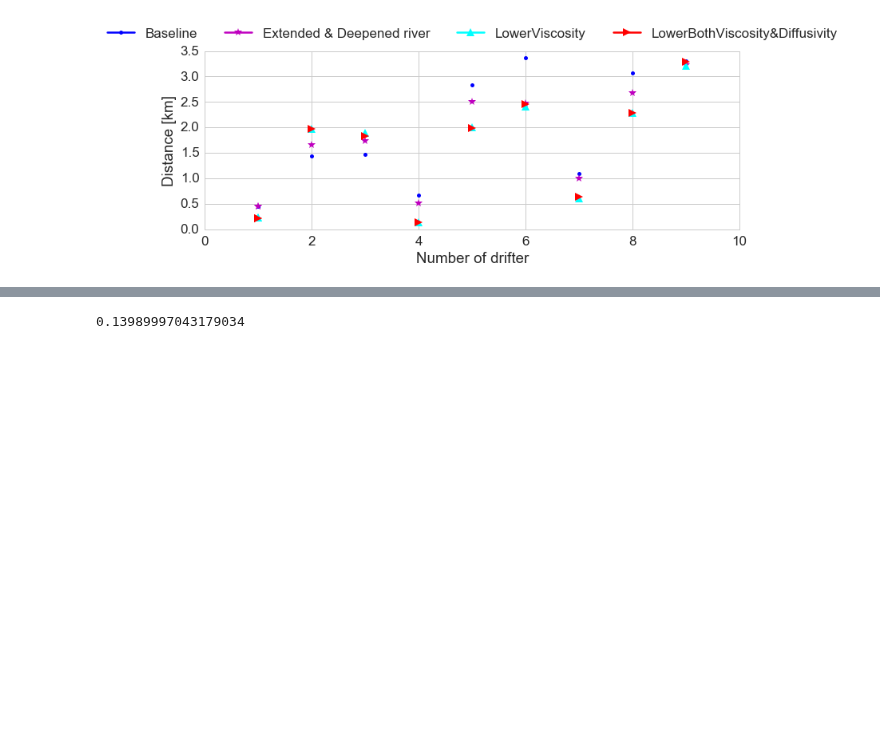
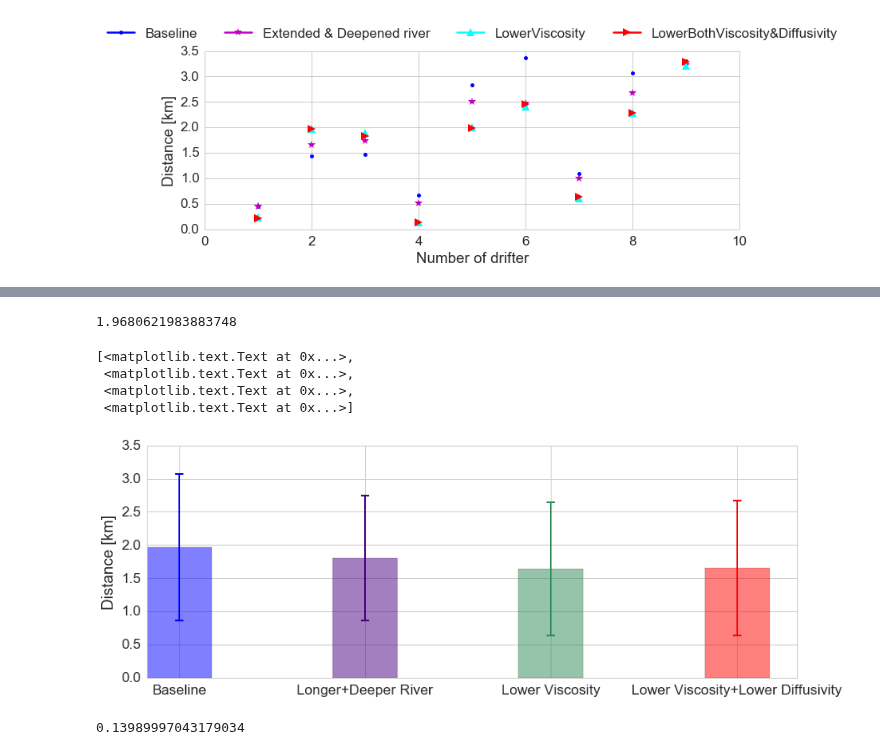
Before and after one commit to SalishSeaCast/analysis-jie, a Jupyter notebook: jie/SSEC/DrifterParticleSSEC.ipynb, the cells around one changed output, grey strips where cells are left out. Saved outputs shown, nothing was run; the diff lists cells and outputs as text; code cells hidden in the pictures; blank space fills up the shorter version.

Commit message:
add bar diagram for drifter distance

```diff
--- a/jie/SSEC/DrifterParticleSSEC.ipynb
+++ b/jie/SSEC/DrifterParticleSSEC.ipynb
@@ -285,3 +285,29 @@ ax1.legend(loc='upper center', bbox_to_anchor=(0.5, 1.2),
+# %%
+np.nanmean(run1s)
+# %% [output]
+1.9680621983883748
+# %%
+## averaged distance and its std
+fig,ax= plt.subplots(1,1,figsize=(14,5))
+mean_dists = [np.nanmean(run1s),np.nanmean(run2s),np.nanmean(run3s),np.nanmean(run4s)]
+ind = np.arange(len(mean_dists))
+width = 0.35
+
+colors = ['b','Indigo','SeaGreen','r']
+std_dists = [np.nanstd(run1s),np.nanstd(run2s),np.nanstd(run3s),np.nanstd(run4s)]
+diff_dist = ax.bar(ind, mean_dists, width,color=colors,alpha=0.5)
+for pos, y, err, color in zip(ind, mean_dists, std_dists, colors):
+    ax.errorbar(pos+width/2, y, err, lw=2, capsize=5, capthick=2, color=color)
+ax.set_ylabel('Distance [km]')
+ax.set_xticks(ind+width/2)
+ax.set_xticklabels(('Baseline', 'Longer+Deeper River','Lower Viscosity', \
+                      'Lower Viscosity+Lower Diffusivity' ))
+# %% [output]
+[<matplotlib.text.Text at 0x...>,
+ <matplotlib.text.Text at 0x...>,
+ <matplotlib.text.Text at 0x...>,
+ <matplotlib.text.Text at 0x...>]
+[figure, added]
 # %%
 min(run4s)
 # %% [output]
```
Also changed, not shown: parts of 4 cells of this notebook.
